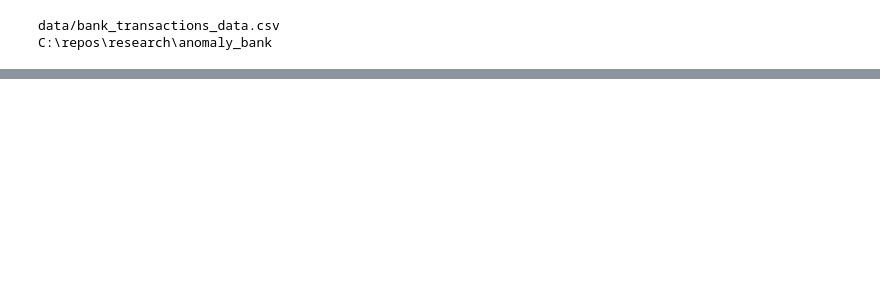
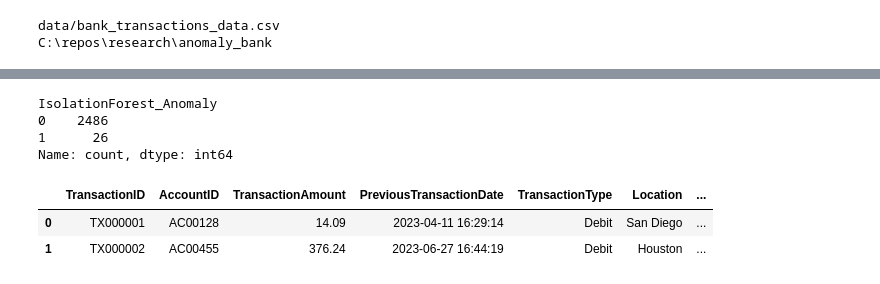
Before and after one commit to yothad/research, a Jupyter notebook: anomaly_bank/run.ipynb, the cells around one changed output, grey strips where cells are left out. Saved outputs shown, nothing was run; the diff lists cells and outputs as text; code cells hidden in the pictures; blank space fills up the shorter version.

```diff
--- a/anomaly_bank/run.ipynb
+++ b/anomaly_bank/run.ipynb
@@ -150,0 +51,13 @@ Top anomalies:
+# %%
+labeled_raw_df.IsolationForest_Anomaly.value_counts()
+# %% [output]
+IsolationForest_Anomaly
+0    2486
+1      26
+Name: count, dtype: int64
+# %%
+labeled_raw_df.head(2)
+# %% [output]
+|  | TransactionID | AccountID | TransactionAmount | PreviousTransactionDate | TransactionType | Location | ... |
+| 0 | TX000001 | AC00128 | 14.09 | 2023-04-11 16:29:14 | Debit | San Diego | ... |
+| 1 | TX000002 | AC00455 | 376.24 | 2023-06-27 16:44:19 | Debit | Houston | ... |
```
Also changed, not shown: parts of 8 cells of this notebook, 5 other files.
